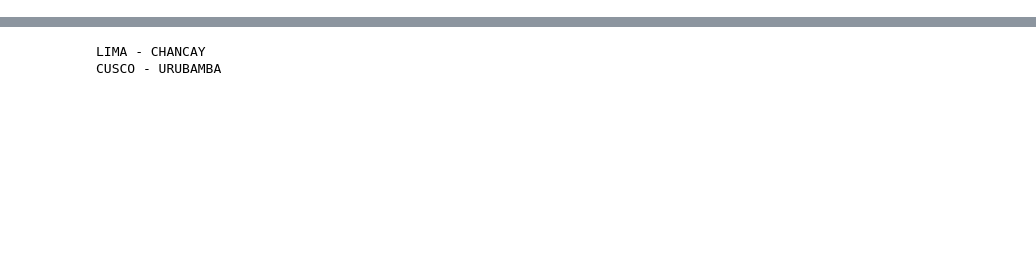
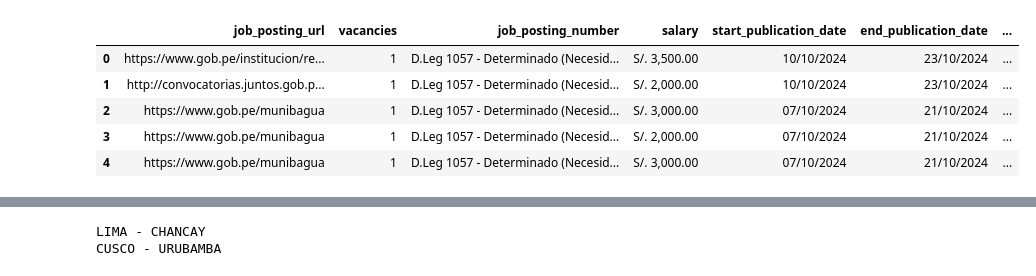
Before and after one commit to TJhon/talento_peru_jobs, a Jupyter notebook: read.ipynb, the cells around one changed output, grey strips where cells are left out. Cells and saved outputs as stored; diff of their text form; code cells hidden in the pictures; blank space fills up the shorter version.

```diff
--- a/read.ipynb
+++ b/read.ipynb
@@ -72,0 +32,12 @@ PIURA
+# %%
+from TalentPeru.Scrapper_jobs.detailed_jobs import JobScrapper
+amazonas = JobScrapper('01')
+data = amazonas.scrapper_sequential()
+data.head()
+# %% [output]
+|  | job_posting_url | vacancies | job_posting_number | salary | start_publication_date | end_publication_date | ... |
+| 0 | https://www.gob.pe/institucion/re... | 1 | D.Leg 1057 - Determinado (Necesid... | S/. 3,500.00 | 10/10/2024 | 23/10/2024 | ... |
+| 1 | http://convocatorias.juntos.gob.p... | 1 | D.Leg 1057 - Determinado (Necesid... | S/. 2,000.00 | 10/10/2024 | 23/10/2024 | ... |
+| 2 | https://www.gob.pe/munibagua | 1 | D.Leg 1057 - Determinado (Necesid... | S/. 3,000.00 | 07/10/2024 | 21/10/2024 | ... |
+| 3 | https://www.gob.pe/munibagua | 1 | D.Leg 1057 - Determinado (Necesid... | S/. 2,000.00 | 07/10/2024 | 21/10/2024 | ... |
+| 4 | https://www.gob.pe/munibagua | 1 | D.Leg 1057 - Determinado (Necesid... | S/. 3,000.00 | 07/10/2024 | 21/10/2024 | ... |
```
Also changed, not shown: parts of 5 cells of this notebook, 5 other files.
